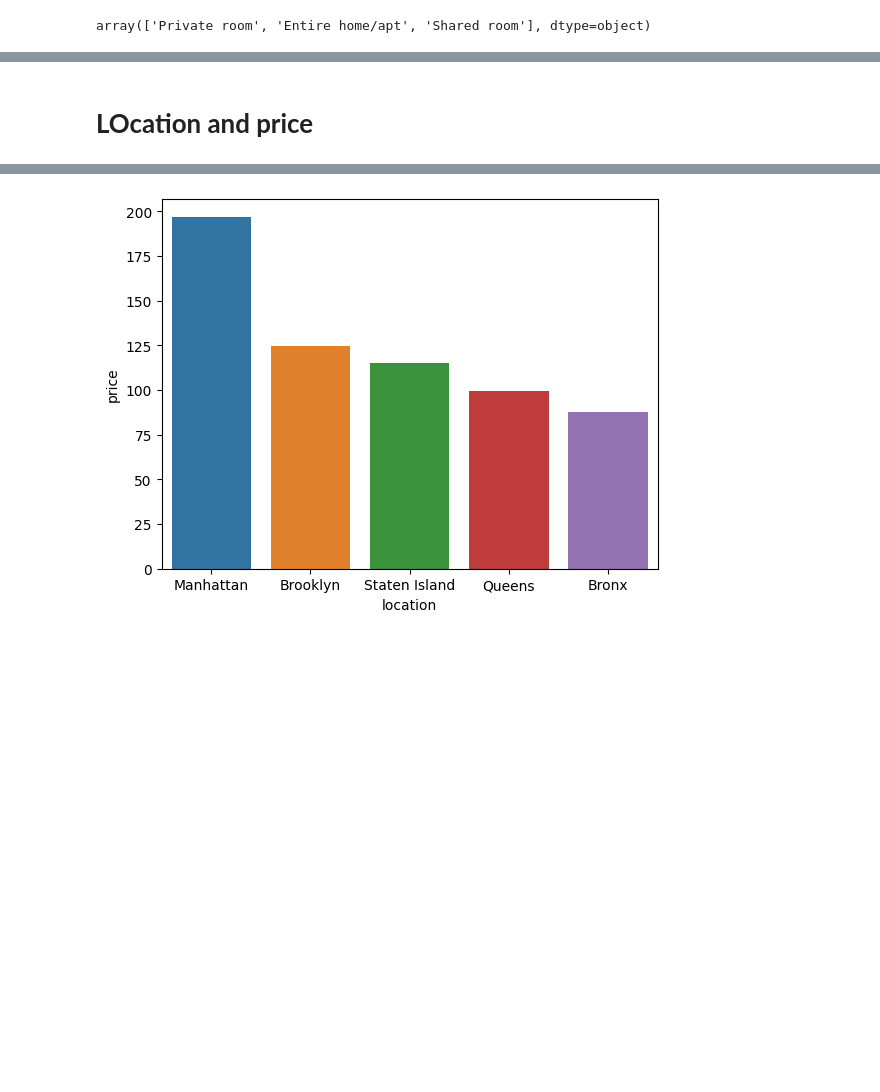
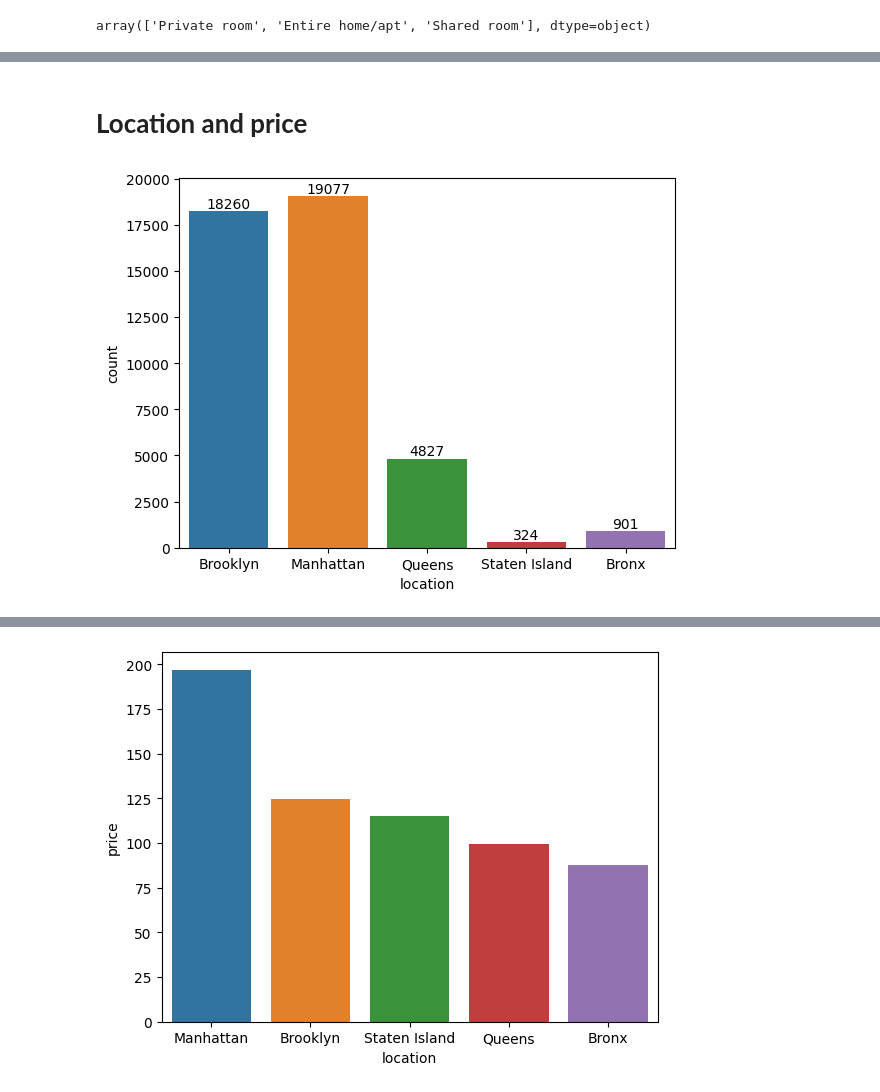
Before and after one commit to ankit-chuahan/Air_bnb_project, a Jupyter notebook: Airbnb_project.ipynb, the cells around one changed output, grey strips where cells are left out. Saved outputs shown, nothing was run; the diff lists cells and outputs as text; code cells hidden in the pictures; blank space fills up the shorter version.

```diff
--- a/Airbnb_project.ipynb
+++ b/Airbnb_project.ipynb
@@ -137,4 +137,11 @@ air.head(2)
 | 0 | 2539 | Clean & quiet apt home by the park | 2787 | John | Brooklyn | Kensington | 40.64749 | -73.97237 | Private room | 149 | ... |
 | 1 | 2595 | Skylit Midtown Castle | 2845 | Jennifer | Manhattan | Midtown | 40.75362 | -73.98377 | Entire home/apt | 225 | ... |
 # %% [markdown]
-# **LOcation and price**
+# **Location and price**
+# %%
+# listing according to location
+gen = sns.countplot( x="location",data = air)
+gen.bar_label(gen.containers[0])
+plt.show()
+# %% [output]
+[figure, added]
```
Also changed, not shown: parts of 22 cells of this notebook.
